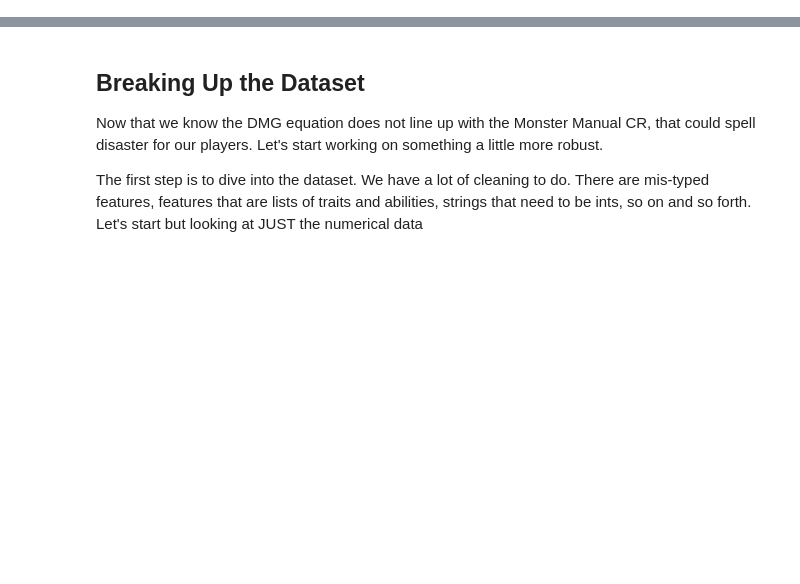
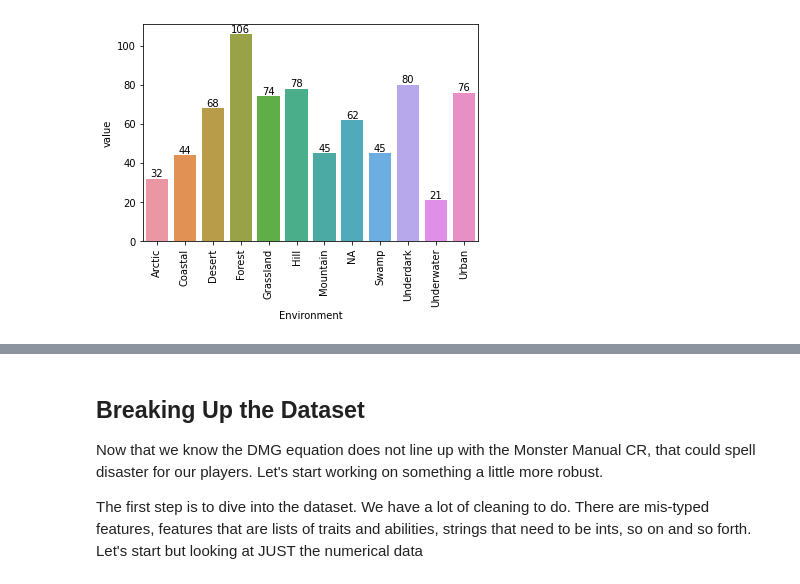
Before and after one commit to chabazite/DnD_Monsters, a Jupyter notebook: notebooks/4.0_ASI_EDA.ipynb, the cells around one changed output, grey strips where cells are left out. Cells and saved outputs as stored; diff of their text form; code cells hidden in the pictures; blank space fills up the shorter version.

```diff
--- a/notebooks/4.0_ASI_EDA.ipynb
+++ b/notebooks/4.0_ASI_EDA.ipynb
@@ -28 +50,11 @@ monster_df.head()
+# %%
+environment_df = pd.melt(monster_df, value_vars=[ 'Arctic', 'Coastal', 'Desert', 'Forest', 'Grassland', 'Hill','Mountain', 'NA', 'Swamp', 'Underdark', 'Underwater', 'Urban'])
+environment_df.columns = ['Environment', 'value']
+environment_df  = environment_df.groupby('Environment').sum().reset_index()
+ax = sns.barplot(environment_df["Environment"], environment_df['value'])
+ax.set_xticklabels(ax.get_xticklabels(),rotation=90)
+for i in ax.containers:
+    ax.bar_label(i,)
+# %% [output]
+[figure, added]
 # %%
```
Also changed, not shown: parts of 29 cells of this notebook.
